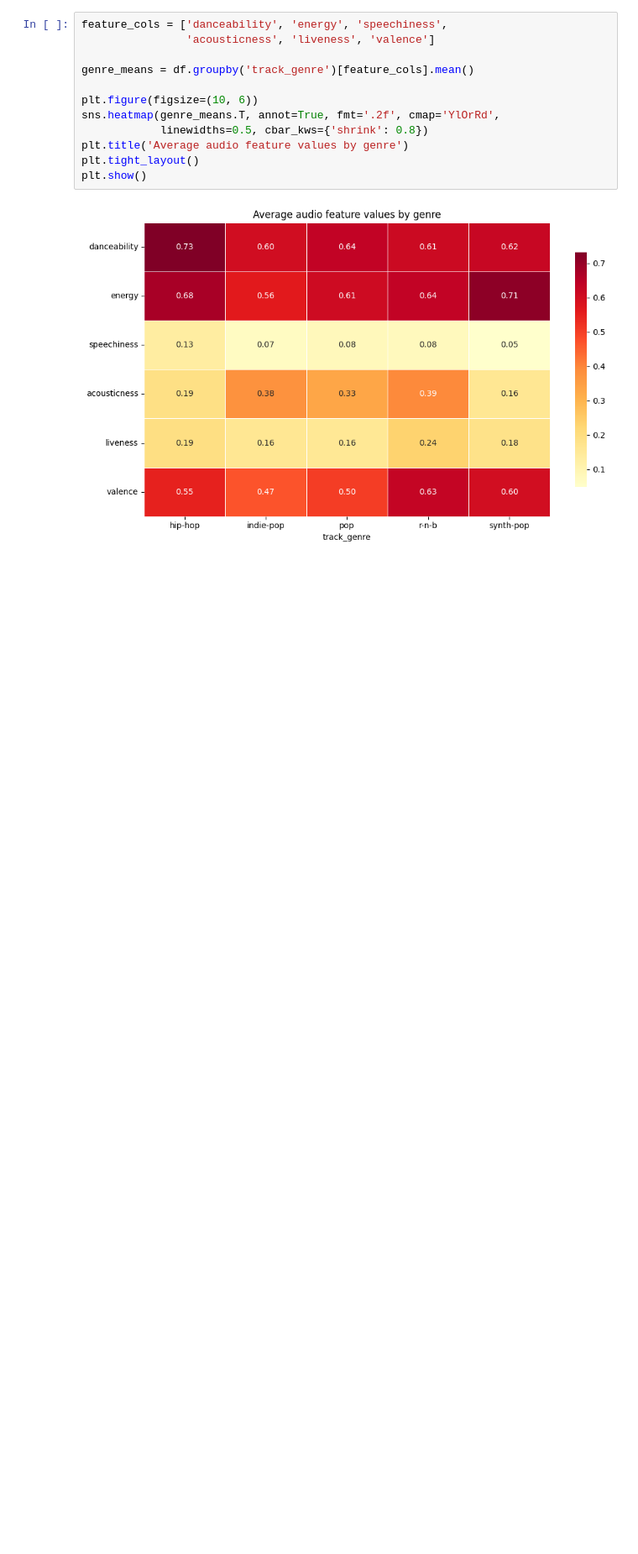
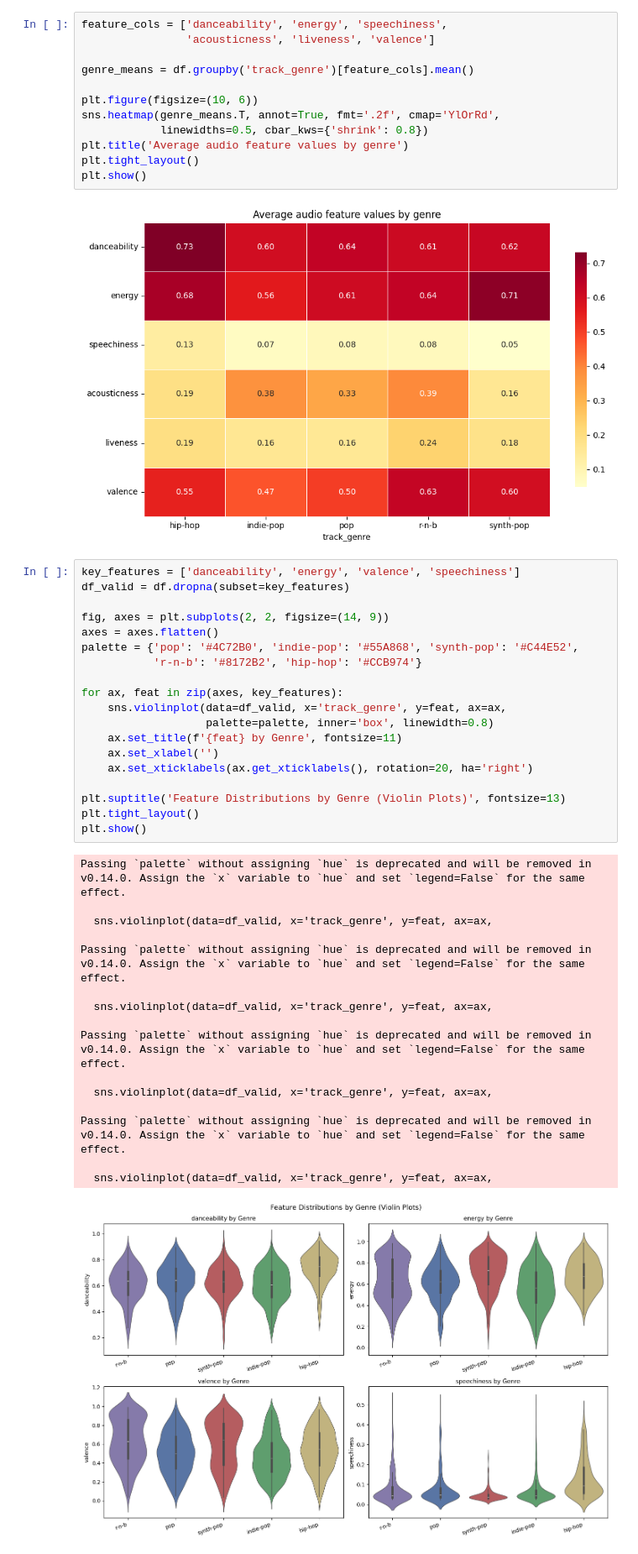
Before and after one commit to SamuelHellqvist/CS4168-DATA-MINING-UL----Project, a Jupyter notebook: EDA_notebook.ipynb, the cells around one changed output. Shown at 84% size. Cells and saved outputs as stored; diff of their text form; blank space fills up the shorter version.

```diff
--- a/EDA_notebook.ipynb
+++ b/EDA_notebook.ipynb
@@ -270,3 +307,39 @@ plt.tight_layout()
 plt.show()
 # %% [output]
 [figure]
+# %%
+key_features = ['danceability', 'energy', 'valence', 'speechiness']
+df_valid = df.dropna(subset=key_features)
+
+fig, axes = plt.subplots(2, 2, figsize=(14, 9))
+axes = axes.flatten()
+palette = {'pop': '#4C72B0', 'indie-pop': '#55A868', 'synth-pop': '#C44E52',
+           'r-n-b': '#8172B2', 'hip-hop': '#CCB974'}
+
+for ax, feat in zip(axes, key_features):
+    sns.violinplot(data=df_valid, x='track_genre', y=feat, ax=ax,
+                   palette=palette, inner='box', linewidth=0.8)
+    ax.set_title(f'{feat} by Genre', fontsize=11)
+    ax.set_xlabel('')
+    ax.set_xticklabels(ax.get_xticklabels(), rotation=20, ha='right')
+
+plt.suptitle('Feature Distributions by Genre (Violin Plots)', fontsize=13)
+plt.tight_layout()
+plt.show()
+# %% [output]
+Passing `palette` without assigning `hue` is deprecated and will be removed in v0.14.0. Assign the `x` variable to `hue` and set `legend=False` for the same effect.
+
+  sns.violinplot(data=df_valid, x='track_genre', y=feat, ax=ax,
+
+Passing `palette` without assigning `hue` is deprecated and will be removed in v0.14.0. Assign the `x` variable to `hue` and set `legend=False` for the same effect.
+
+  sns.violinplot(data=df_valid, x='track_genre', y=feat, ax=ax,
+
+Passing `palette` without assigning `hue` is deprecated and will be removed in v0.14.0. Assign the `x` variable to `hue` and set `legend=False` for the same effect.
+
+  sns.violinplot(data=df_valid, x='track_genre', y=feat, ax=ax,
+
+Passing `palette` without assigning `hue` is deprecated and will be removed in v0.14.0. Assign the `x` variable to `hue` and set `legend=False` for the same effect.
+
+  sns.violinplot(data=df_valid, x='track_genre', y=feat, ax=ax,
+[figure, added]
```
Also changed, not shown: parts of 6 cells of this notebook.
